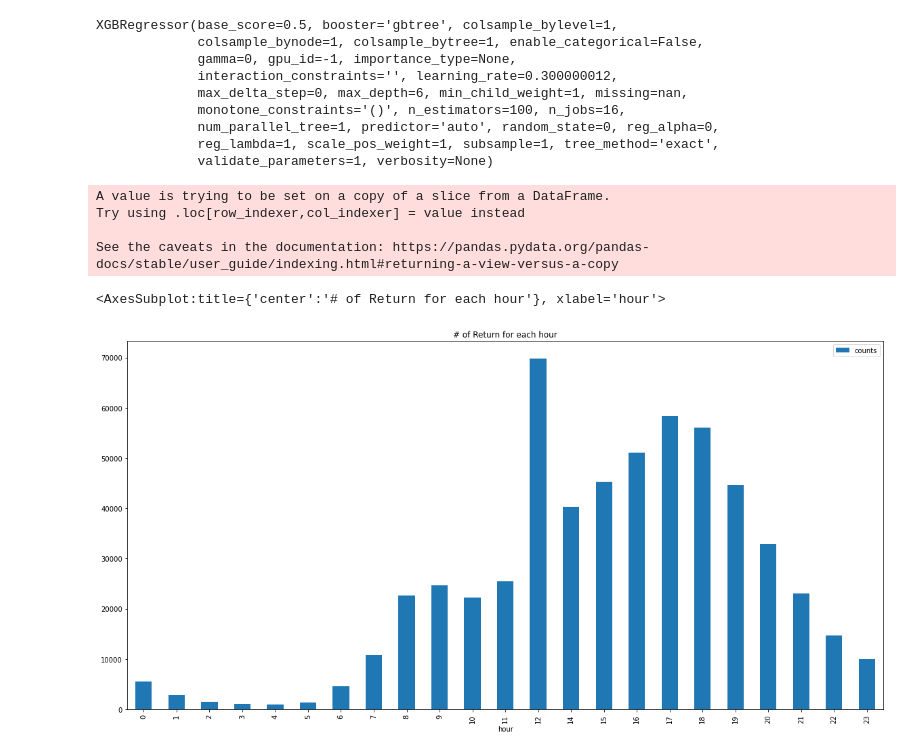
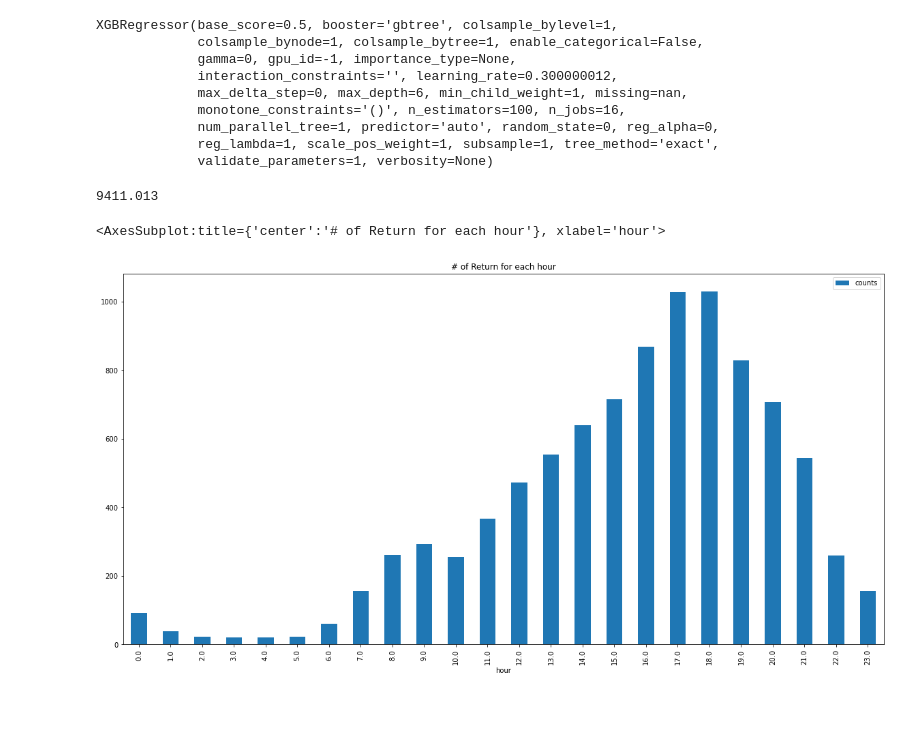
Before and after one commit to jefwang9/733_Final_Project, a Jupyter notebook: src/model.ipynb, the cells around one changed output. Cells and saved outputs as stored; diff of their text form; code cells hidden in the pictures; blank space fills up the shorter version.

```diff
--- a/src/model.ipynb
+++ b/src/model.ipynb
@@ -106,19 +158,25 @@ predict_data_departure = pd.DataFrame(data={
     "day": [],
     "hour": [],
     "Departure lat": [],
-    "Departure long": [],})
+    "Departure long": [],
+    "is_park": [],
+    "is_translink": []})
 for row in stations.iterrows():
-    time = pd.date_range('2022-01-01', periods=8760, freq='H')
+    time = pd.date_range('2022-05-01', periods=168, freq='H')
 
     station_data = pd.DataFrame(data={"time": time})
     station_data["hour"] = station_data["time"].dt.hour / 23
     station_data["day"] = station_data["time"].dt.day / 31
     station_data["month"] = station_data["time"].dt.month / 12
-    station_data["Departure lat"] = (row[1]["Departure lat"] - min_lat) / (max_lat - min_lat)
-    station_data["Departure long"] = (row[1]["Departure long"] - min_long) / (max_long - min_long)
-    station_data["Departure station"] = row[1]["Departure station"]
+    station_data["Departure lat"] = (row[1]["lat"] - min_lat) / (max_lat - min_lat)
+    station_data["Departure long"] = (row[1]["long"] - min_long) / (max_long - min_long)
+    station_data["Departure station"] = row[1]["station"]
+    station_data["is_park"] = row[1]["is_park"]
+    station_data["is_translink"] = row[1]["is_translink"]
     station_data = station_data.drop(columns=["time"])
 
     predict_data_departure = pd.concat([predict_data_departure, station_data])
 
 predict_data_departure["counts"] = model_departure.predict(predict_data_departure[features_departure])
+predict_data_departure["counts"] = predict_data_departure["counts"].clip(lower=0.000001)
+print(predict_data_departure["counts"].sum())
@@ -150,7 +200,7 @@ See the caveats in the documentation: https://pandas.pydata.org/pandas-docs/stab
 # %%
-stations = predict_data_departure[["Departure station", "counts"]].groupby("Departure station").sum().reset_index()
-stations = stations.sort_values(by="counts", ascending= False).head(10)
-ax = sns.barplot(x="counts", y="Departure station", data=stations)
+top_stations = predict_data_departure[["Departure station", "counts"]].groupby("Departure station").sum().reset_index()
+top_stations = top_stations.sort_values(by="counts", ascending= False).head(10)
+ax = sns.barplot(x="counts", y="Departure station", data=top_stations)
 ax.set(title="Top 10 departure stations")
 # stations.sort_values(by="counts", ascending= False).head(10).plot(kind='bar', figsize=(20, 10));
 # %% [output]
@@ -233,32 +286,34 @@ predict_data_return = pd.DataFrame(data={
     "Return lat": [],
     "Return long": [],})
 for row in stations.iterrows():
-    time = pd.date_range('2022-01-01', periods=8760, freq='H')
+    time = pd.date_range('2022-05-01', periods=168, freq='H')
 
     station_data = pd.DataFrame(data={"time": time})
     station_data["hour"] = station_data["time"].dt.hour / 23
     station_data["day"] = station_data["time"].dt.day / 31
     station_data["month"] = station_data["time"].dt.month / 12
-    station_data["Return lat"] = (row[1]["Return lat"] - min_lat) / (max_lat - min_lat)
-    station_data["Return long"] = (row[1]["Return long"] - min_long) / (max_long - min_long)
-    station_data["Return station"] = row[1]["Return station"]
+    station_data["Return lat"] = (row[1]["lat"] - min_lat) / (max_lat - min_lat)
+    station_data["Return long"] = (row[1]["long"] - min_long) / (max_long - min_long)
+    station_data["Return station"] = row[1]["station"]
+    station_data["is_park"] = row[1]["is_park"]
+    station_data["is_translink"] = row[1]["is_translink"]
     station_data = station_data.drop(columns=["time"])
 
     predict_data_return = pd.concat([predict_data_return, station_data])
 
 predict_data_return["counts"] = model_return.predict(predict_data_return[features_return])
+predict_data_return["counts"] = predict_data_return["counts"].clip(lower=0.000001)
+print(predict_data_return["counts"].sum())
+# %% [output]
+9411.013
 # %%
-hours = predict_data_return[["hour", "counts"]]
-hours["hour"] = (hours["hour"] * 23).astype(int)
+hours = predict_data_return.loc[:, ["hour", "counts"]]
+hours["hour"] = (hours["hour"] * 23).round()
 hours = hours.groupby("hour").sum()
 # hours.plot.line(figsize=(20, 10)).set_ylabel("# of bikes");
 hours.plot(kind='bar', figsize=(20, 10), title="# of Return for each hour")
 # print(hours)
 # %% [output]
-A value is trying to be set on a copy of a slice from a DataFrame.
-Try using .loc[row_indexer,col_indexer] = value instead
-
-See the caveats in the documentation: https://pandas.pydata.org/pandas-docs/stable/user_guide/indexing.html#returning-a-view-versus-a-copy
+<AxesSubplot:title={'center':'# of Return for each hour'}, xlabel='hour'>
-<AxesSubplot:title={'center':'# of Return for each hour'}, xlabel='hour'>
-[figure, old version]
+[figure, new version]
 # %%
```
Also changed, not shown: parts of 14 cells of this notebook.
